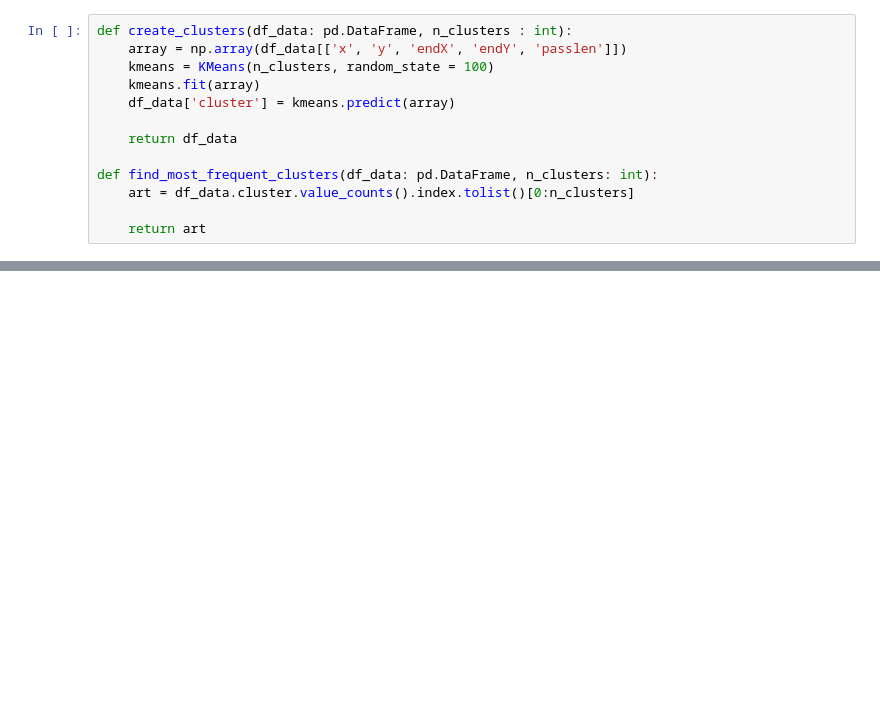
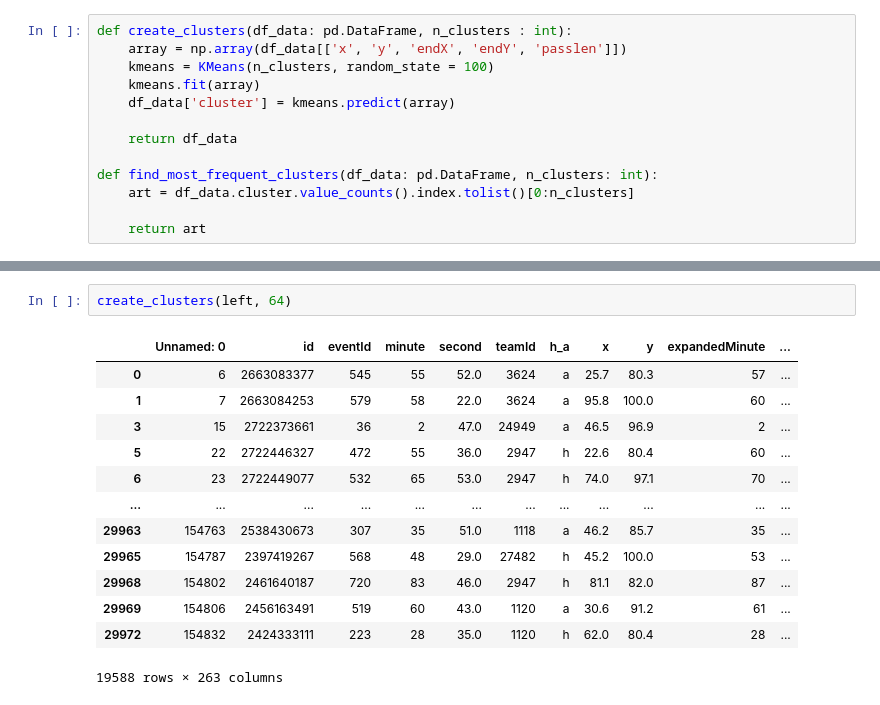
Before and after one commit to nkrackeler30/K-MeansFullbacks, a Jupyter notebook: KMeansFbs.ipynb, the cells around one changed output, grey strips where cells are left out. Saved outputs shown, nothing was run; the diff lists cells and outputs as text; blank space fills up the shorter version.

```diff
--- a/KMeansFbs.ipynb
+++ b/KMeansFbs.ipynb
@@ -144,0 +127,16 @@ See the caveats in the documentation: https://pandas.pydata.org/pandas-docs/stab
+# %%
+create_clusters(left, 64)
+# %% [output]
+|  | Unnamed: 0 | id | eventId | minute | second | teamId | h_a | x | y | expandedMinute | ... |
+| 0 | 6 | 2663083377 | 545 | 55 | 52.0 | 3624 | a | 25.7 | 80.3 | 57 | ... |
+| 1 | 7 | 2663084253 | 579 | 58 | 22.0 | 3624 | a | 95.8 | 100.0 | 60 | ... |
+| 3 | 15 | 2722373661 | 36 | 2 | 47.0 | 24949 | a | 46.5 | 96.9 | 2 | ... |
+| 5 | 22 | 2722446327 | 472 | 55 | 36.0 | 2947 | h | 22.6 | 80.4 | 60 | ... |
+| 6 | 23 | 2722449077 | 532 | 65 | 53.0 | 2947 | h | 74.0 | 97.1 | 70 | ... |
+| ... | ... | ... | ... | ... | ... | ... | ... | ... | ... | ... | ... |
+| 29963 | 154763 | 2538430673 | 307 | 35 | 51.0 | 1118 | a | 46.2 | 85.7 | 35 | ... |
+| 29965 | 154787 | 2397419267 | 568 | 48 | 29.0 | 27482 | h | 45.2 | 100.0 | 53 | ... |
+| 29968 | 154802 | 2461640187 | 720 | 83 | 46.0 | 2947 | h | 81.1 | 82.0 | 87 | ... |
+| 29969 | 154806 | 2456163491 | 519 | 60 | 43.0 | 1120 | a | 30.6 | 91.2 | 61 | ... |
+| 29972 | 154832 | 2424333111 | 223 | 28 | 35.0 | 1120 | h | 62.0 | 80.4 | 28 | ... |
+19588 rows × 263 columns
```
Also changed, not shown: parts of 6 cells of this notebook, 1 other file.
